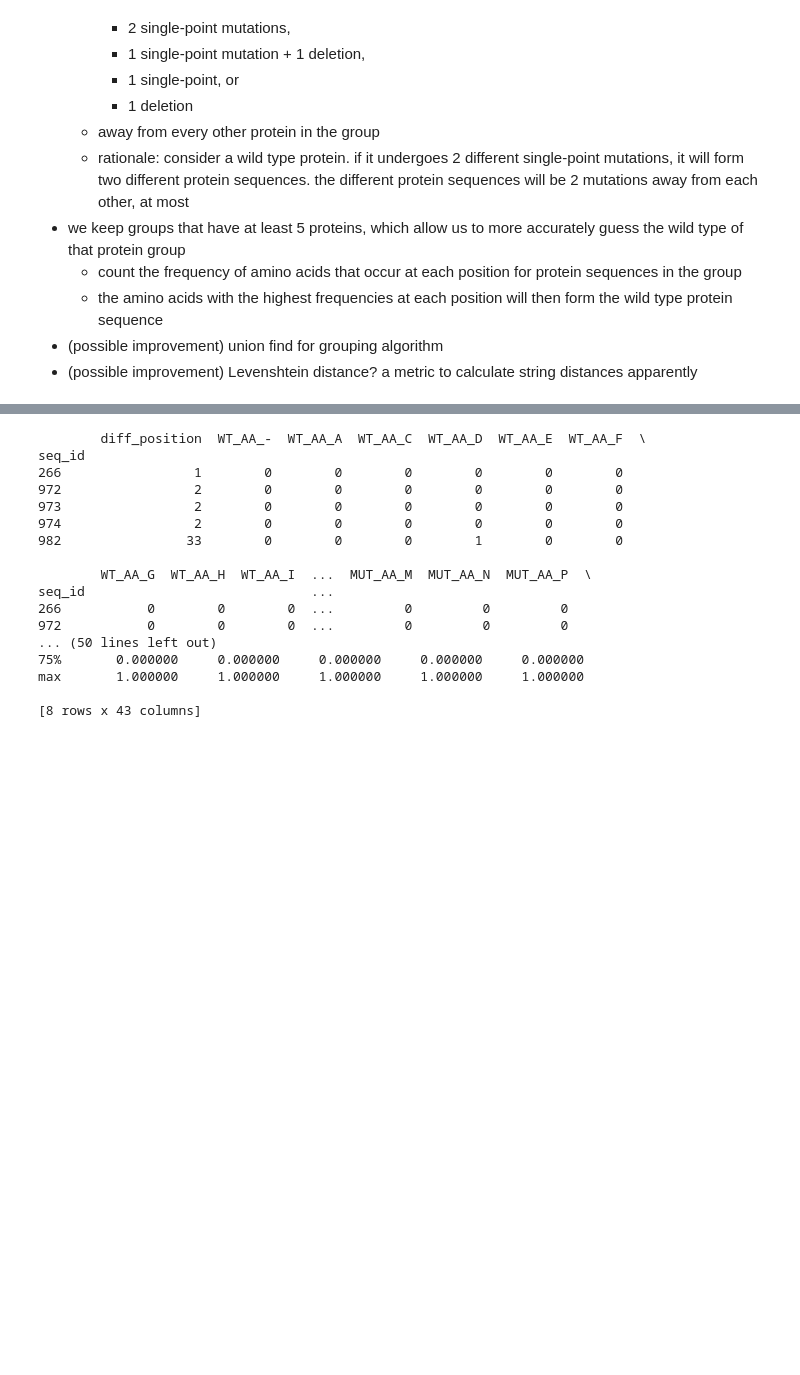
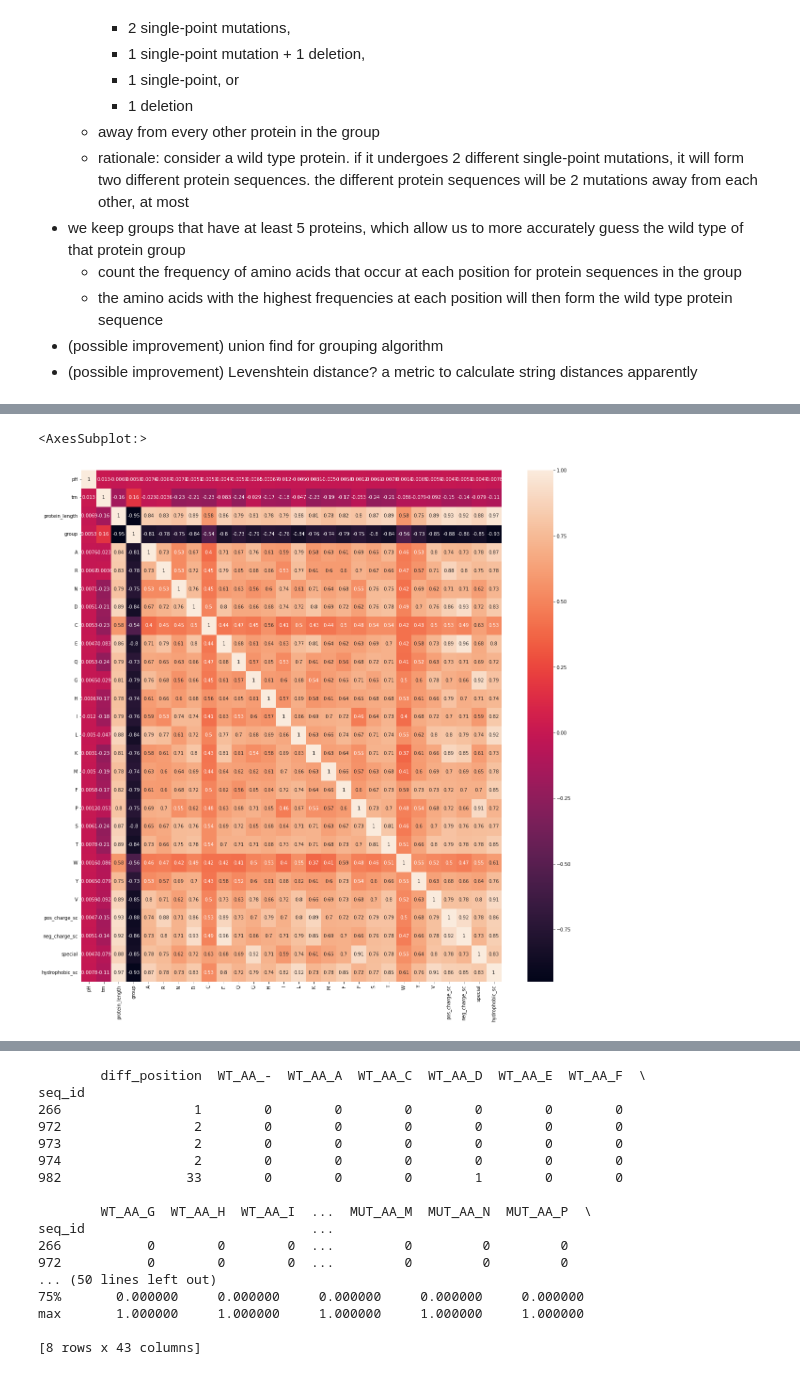
Before and after one commit to yiiilonggg/Kaggle, a Jupyter notebook: Novozymes/novozymes.ipynb, the cells around one changed output, grey strips where cells are left out. Cells and saved outputs as stored; diff of their text form; code cells hidden in the pictures; blank space fills up the shorter version.

```diff
--- a/Novozymes/novozymes.ipynb
+++ b/Novozymes/novozymes.ipynb
@@ -322,0 +366,9 @@ max       8.000000   103.000000     1159.000000  24449.000000
+# %%
+# since the histograms seem to be very right skewed, clean the data to consist of proteins of length within the significant proteins range
+
+more_than_min = X_single_proteins.protein_length.gt(X_sig_groups.protein_length.min())
+less_than_max = X_single_proteins.protein_length.lt(X_sig_groups.protein_length.max())
+both_conditions = more_than_min & less_than_max
+print(f"ratio of proteins that fulfil both conditions: {both_conditions.sum() / len(X_single_proteins.protein_length)}")
+X_single_proteins = X_single_proteins.loc[both_conditions]
+X_single_proteins.describe()
@@ -322,0 +386,28 @@ max       8.000000   103.000000     1159.000000  24449.000000
+# %%
+# since protein length and tm seem to be randomly related, find another better way to predict the tm
+# try counting the number of each protein
+positive_charge_side_chains = ["R", "H", "K"]
+negative_charge_side_chains = ["D", "E"]
+polar_uncharged_side_chains = ["S", "T", "N", "Q"]
+special = ["C", "G", "P"]
+hydrophobic_side_chains = ["A", "V", "I", "L", "M", "F", "Y", "W"]
+
+def form_X_train_tm(data):
+    X_train_tm = data.copy()
+    for k in AMINO_ACIDS:
+        X_train_tm[k] = [0 for i in range(data.shape[0])]
+    X_train_tm["pos_charge_sc"] = [0 for i in range(data.shape[0])]
+    X_train_tm["neg_charge_sc"] = [0 for i in range(data.shape[0])]
+    X_train_tm["special"] = [0 for i in range(data.shape[0])]
+    X_train_tm["hydrophobic_sc"] = [0 for i in range(data.shape[0])]
+    for idx in data.index:
+        c = Counter(X_train_tm.loc[idx, "protein_sequence"])
+        for k in AMINO_ACIDS:
+            X_train_tm.loc[idx, k] = c[k]
+        X_train_tm.loc[idx, "pos_charge_sc"] = sum([X_train_tm.loc[idx, col] for col in positive_charge_side_chains])
+        X_train_tm.loc[idx, "neg_charge_sc"] = sum([X_train_tm.loc[idx, col] for col in negative_charge_side_chains])
+        X_train_tm.loc[idx, "special"] = sum([X_train_tm.loc[idx, col] for col in special])
+        X_train_tm.loc[idx, "hydrophobic_sc"] = sum([X_train_tm.loc[idx, col] for col in hydrophobic_side_chains])
+    return X_train_tm
+X_train_tm = form_X_train_tm(X_single_proteins)
+X_train_tm.head()
@@ -322,0 +423,6 @@ max       8.000000   103.000000     1159.000000  24449.000000
+# %%
+plt.figure(figsize = (20, 20))
+sns.heatmap(X_train_tm.corr(), annot = True)
+# %% [output]
+<AxesSubplot:>
+[figure, added]
```
Also changed, not shown: parts of 22 cells of this notebook.
